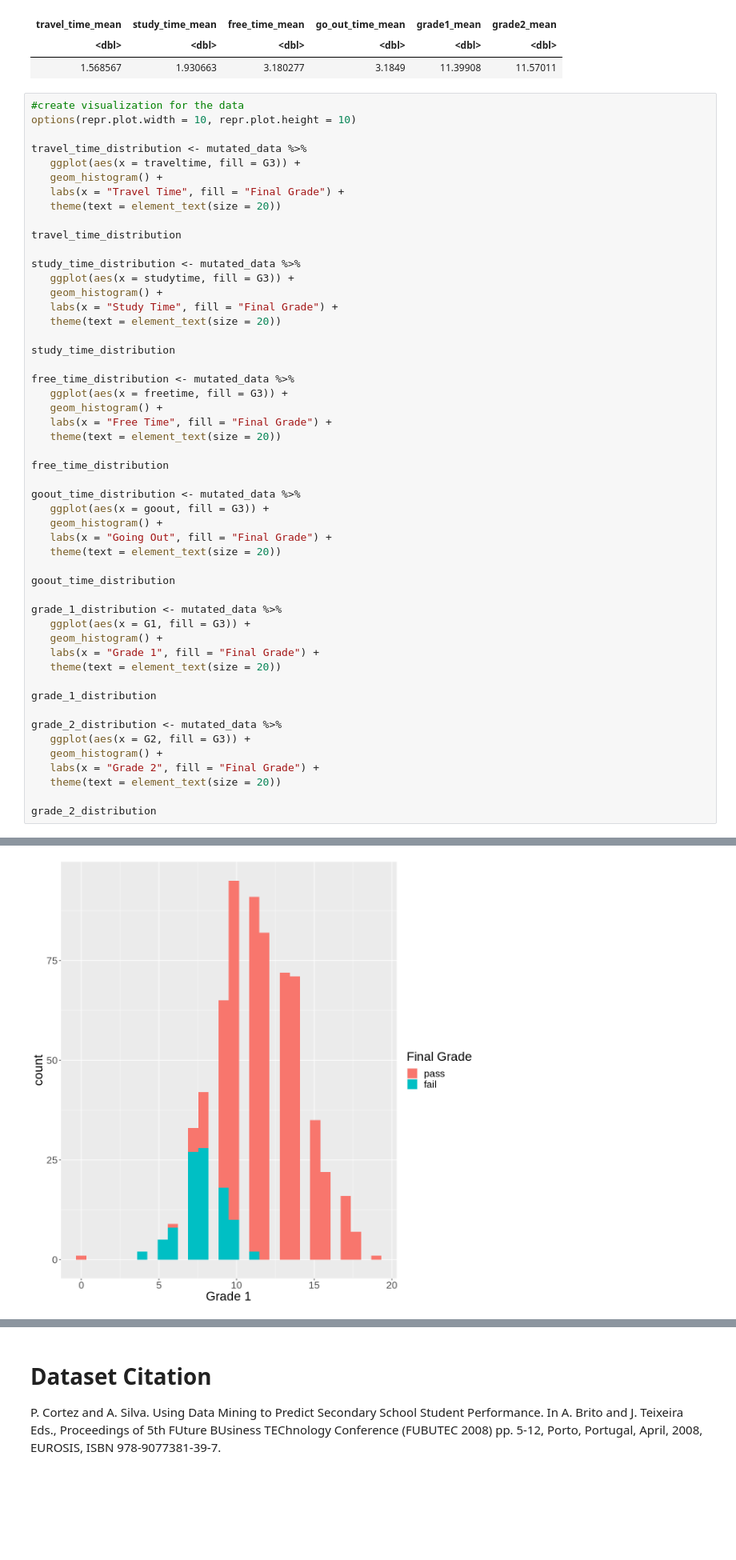
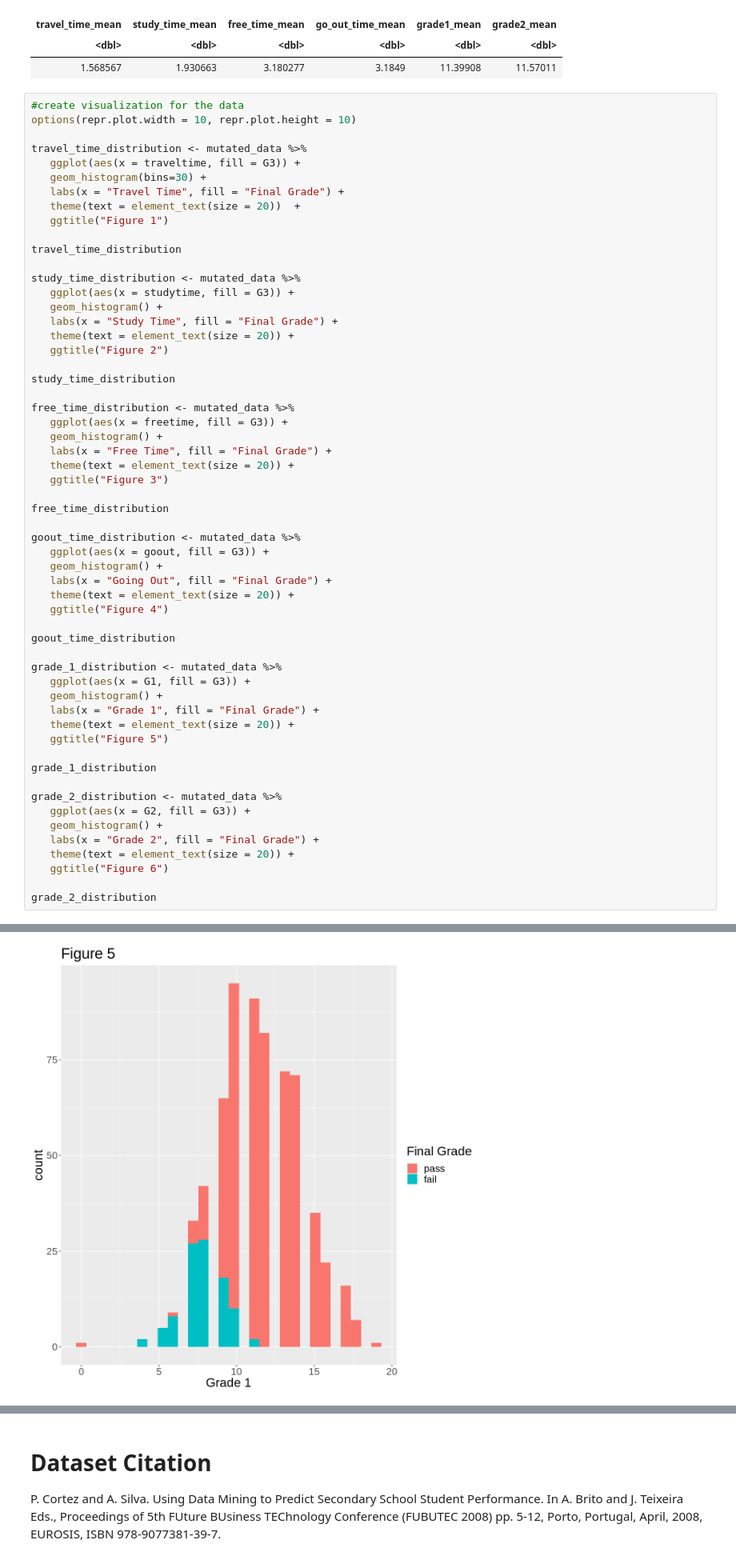
Before and after one commit to gpark8910/DSCI100_project, a Jupyter notebook: project_data.ipynb, the cells around one changed output, grey strips where cells are left out. Shown at 80% size. Cells and saved outputs as stored; diff of their text form; blank space fills up the shorter version.

Commit message:
Change in method section
Add a conf_mat figure in the last, and add title for each figure. But legend is still required.

```diff
--- a/project_data.ipynb
+++ b/project_data.ipynb
@@ -120,9 +102,10 @@ options(repr.plot.width = 10, repr.plot.height = 10)
 
 travel_time_distribution <- mutated_data %>%
    ggplot(aes(x = traveltime, fill = G3)) +
-   geom_histogram() +
+   geom_histogram(bins=30) +
    labs(x = "Travel Time", fill = "Final Grade") +
-   theme(text = element_text(size = 20))
+   theme(text = element_text(size = 20))  +
+   ggtitle("Figure 1")
 
 travel_time_distribution
 
@@ -130,7 +113,8 @@ study_time_distribution <- mutated_data %>%
    ggplot(aes(x = studytime, fill = G3)) +
    geom_histogram() +
    labs(x = "Study Time", fill = "Final Grade") +
-   theme(text = element_text(size = 20))
+   theme(text = element_text(size = 20)) +
+   ggtitle("Figure 2")
 
 study_time_distribution
 
@@ -138,7 +122,8 @@ free_time_distribution <- mutated_data %>%
    ggplot(aes(x = freetime, fill = G3)) +
    geom_histogram() +
    labs(x = "Free Time", fill = "Final Grade") +
-   theme(text = element_text(size = 20))
+   theme(text = element_text(size = 20)) +
+   ggtitle("Figure 3")
 
 free_time_distribution
 
@@ -146,7 +131,8 @@ goout_time_distribution <- mutated_data %>%
    ggplot(aes(x = goout, fill = G3)) +
    geom_histogram() +
    labs(x = "Going Out", fill = "Final Grade") +
-   theme(text = element_text(size = 20))
+   theme(text = element_text(size = 20)) +
+   ggtitle("Figure 4")
 
 goout_time_distribution
 
@@ -154,7 +140,8 @@ grade_1_distribution <- mutated_data %>%
    ggplot(aes(x = G1, fill = G3)) +
    geom_histogram() +
    labs(x = "Grade 1", fill = "Final Grade") +
-   theme(text = element_text(size = 20))
+   theme(text = element_text(size = 20)) +
+   ggtitle("Figure 5")
 
 grade_1_distribution
 
@@ -162,7 +149,8 @@ grade_2_distribution <- mutated_data %>%
    ggplot(aes(x = G2, fill = G3)) +
    geom_histogram() +
    labs(x = "Grade 2", fill = "Final Grade") +
-   theme(text = element_text(size = 20))
+   theme(text = element_text(size = 20)) +
+   ggtitle("Figure 6")
 
 grade_2_distribution
 # %% [output]
@@ -179,2 +165,2 @@ grade_2_distribution
 `stat_bin()` using `bins = 30`. Pick better value with `binwidth`.
-[figure, old version]
+[figure, new version]
```
Also changed, not shown: parts of 5 cells of this notebook.
